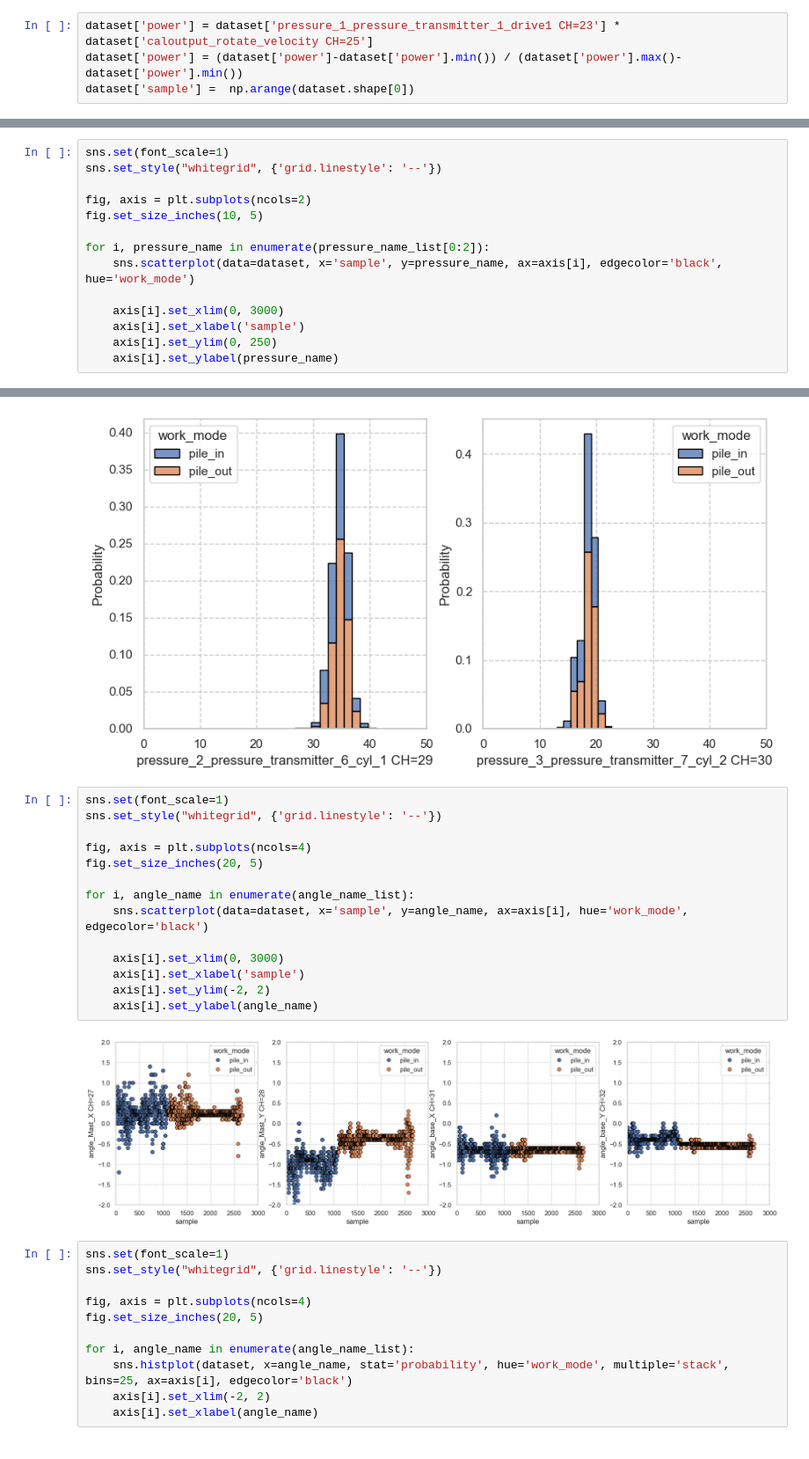
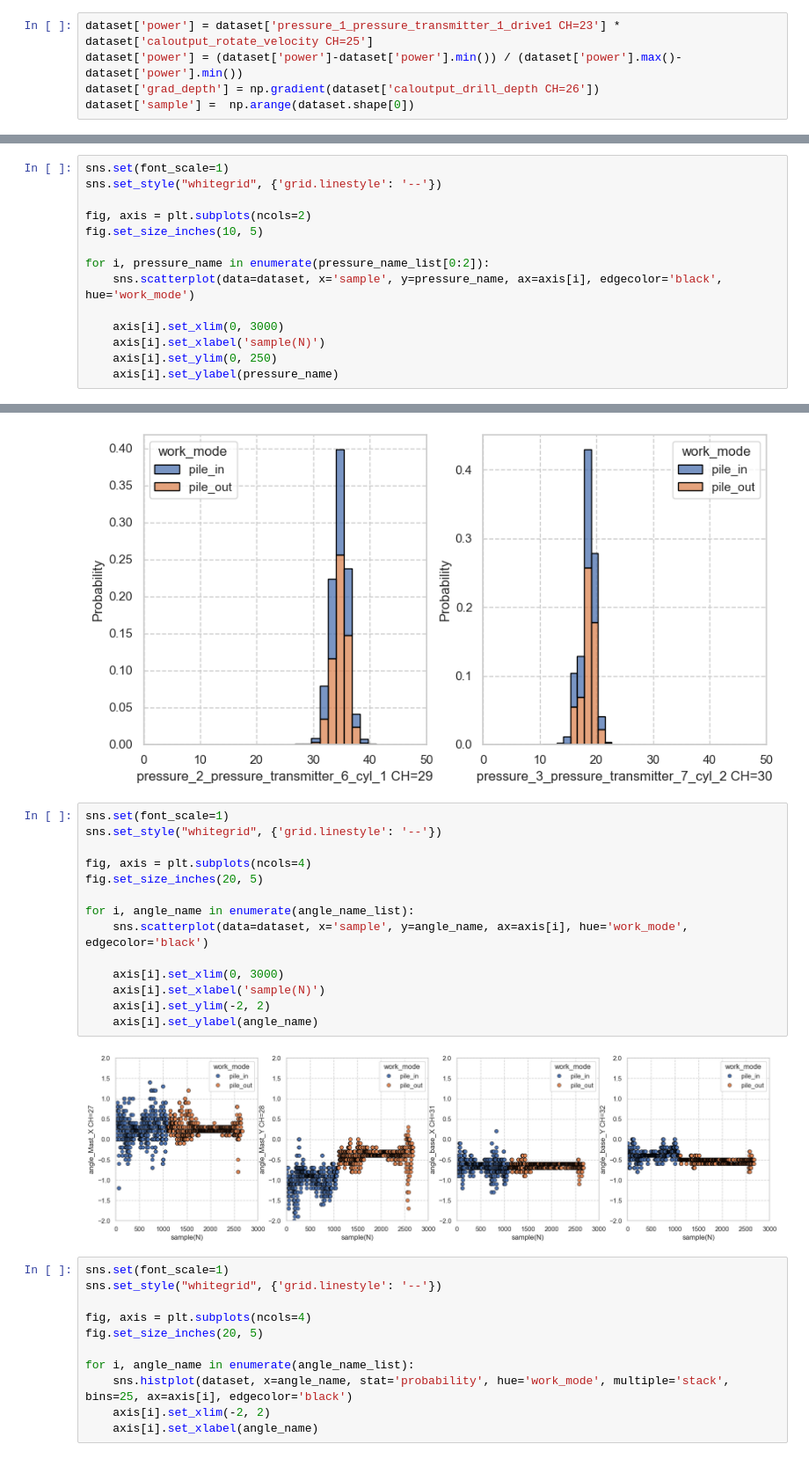
Before and after one commit to jinbeomjeong/forecast_pile_driver_load, a Jupyter notebook: analysis_logging_data.ipynb, the cells around one changed output, grey strips where cells are left out. Shown at 88% size. Cells and saved outputs as stored; diff of their text form.

```diff
--- a/analysis_logging_data.ipynb
+++ b/analysis_logging_data.ipynb
@@ -59,6 +59,7 @@ dataset.describe()
 # %%
 dataset['power'] = dataset['pressure_1_pressure_transmitter_1_drive1 CH=23'] * dataset['caloutput_rotate_velocity CH=25']
 dataset['power'] = (dataset['power']-dataset['power'].min()) / (dataset['power'].max()-dataset['power'].min())
+dataset['grad_depth'] = np.gradient(dataset['caloutput_drill_depth CH=26'])
 dataset['sample'] =  np.arange(dataset.shape[0])
 # %%
 dataset.describe()
@@ -104,7 +105,7 @@ for i, pressure_name in enumerate(pressure_name_list[0:2]):
     sns.scatterplot(data=dataset, x='sample', y=pressure_name, ax=axis[i], edgecolor='black', hue='work_mode')
 
     axis[i].set_xlim(0, 3000)
-    axis[i].set_xlabel('sample')
+    axis[i].set_xlabel('sample(N)')
     axis[i].set_ylim(0, 250)
     axis[i].set_ylabel(pressure_name)
 # %% [output]
@@ -154,19 +155,19 @@ for i, pressure_name in enumerate(pressure_name_list[2:4]):
 # %%
 sns.set(font_scale=1)
 sns.set_style("whitegrid", {'grid.linestyle': '--'})
 
 fig, axis = plt.subplots(ncols=4)
 fig.set_size_inches(20, 5)
 
 for i, angle_name in enumerate(angle_name_list):
     sns.scatterplot(data=dataset, x='sample', y=angle_name, ax=axis[i], hue='work_mode', edgecolor='black')
 
     axis[i].set_xlim(0, 3000)
-    axis[i].set_xlabel('sample')
+    axis[i].set_xlabel('sample(N)')
     axis[i].set_ylim(-2, 2)
     axis[i].set_ylabel(angle_name)
 # %% [output]
-[figure, old version]
+[figure, new version]
 # %%
 sns.set(font_scale=1)
 sns.set_style("whitegrid", {'grid.linestyle': '--'})
```
Also changed, not shown: parts of 5 cells of this notebook, 2 other files.
